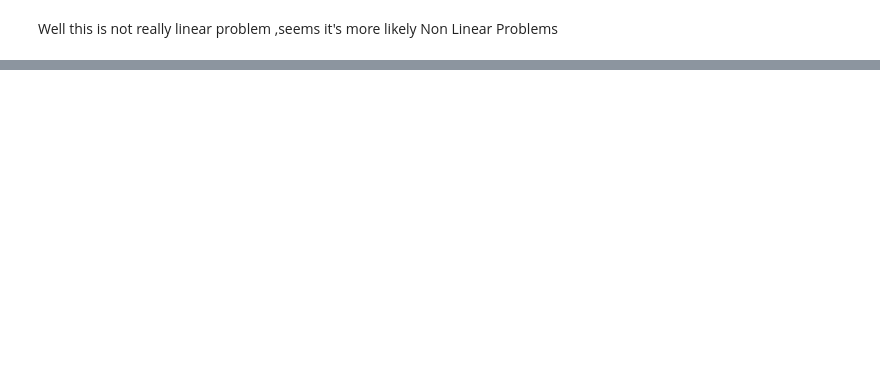
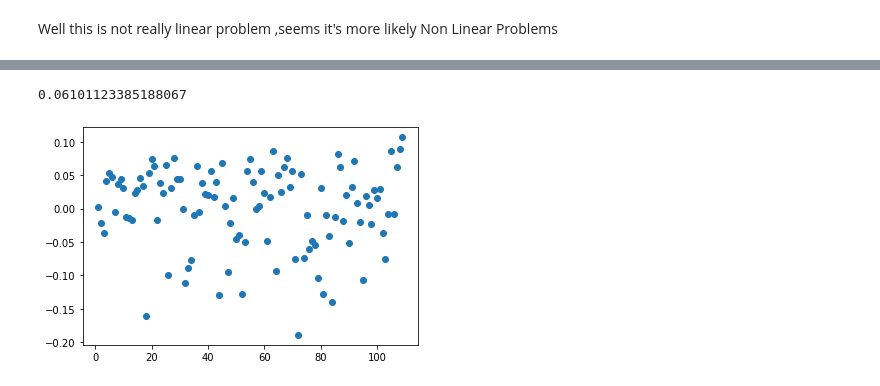
Before and after one commit to Xwyzworms/Regression, a Jupyter notebook: FinalProjectRegression2.ipynb, the cells around one changed output, grey strips where cells are left out. Drawn from its saved outputs; the diff is of its cells as text; code cells hidden in the pictures; blank space fills up the shorter version.

```diff
--- a/FinalProjectRegression2.ipynb
+++ b/FinalProjectRegression2.ipynb
@@ -195,0 +214,7 @@ np.sqrt(mse(y_test,y_pred))
+# %%
+c = [i for i in range(1,110,1)]
+plt.scatter(c,y_test - y_pred)
+np.sqrt(mse(y_test,y_pred))
+# %% [output]
+0.06101123385188067
+[figure, added]
```
Also changed, not shown: parts of 16 cells of this notebook.
